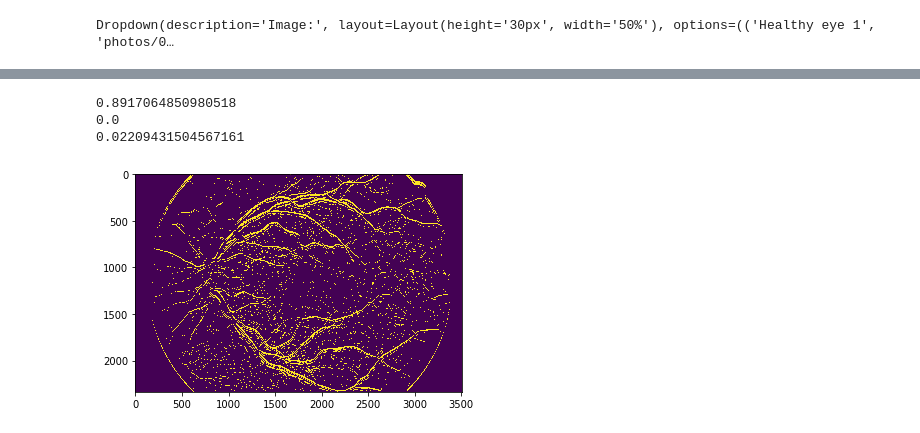
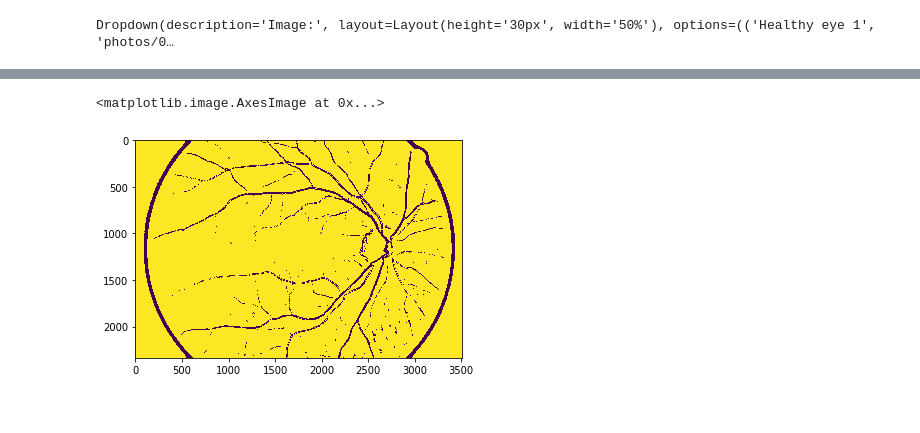
Before and after one commit to agnieszkaszuflak/DnoOka, a Jupyter notebook: Oko.ipynb, the cells around one changed output, grey strips where cells are left out. Cells and saved outputs as stored; diff of their text form; code cells hidden in the pictures.

Commit message:
Thresholding added

```diff
--- a/Oko.ipynb
+++ b/Oko.ipynb
@@ -87,23 +87,30 @@ plt.show()
 # %%
 normalizedImg = np.zeros((800, 800))
 normalizedImg = cv2.normalize(sobely,  normalizedImg, 0, 255, cv2.NORM_MINMAX)
 frangi_fajen = frangi(normalizedImg)
 matrixp = []
 for row in frangi_fajen:
     rowp = []
     for elem in row:
         if elem > 0.06:
             elem = 1
         else:
             elem = 0.0
         rowp.append(elem)
     matrixp.append(rowp)
-plt.imshow(matrixp)
-print(frangi_fajen.max())
-print(frangi_fajen.min())
-print(frangi_fajen.mean())
+
+
+block_size = 213
+adaptive_thresh = threshold_local(img, block_size, offset=10)
+binary_adaptive = img > adaptive_thresh
+
+#new =  try_all_threshold(matrixp)
+#fig, ax = try_all_threshold(normalizedImg, figsize=(10, 8), verbose=False)
+#plt.show()
+plt.imshow(binary_adaptive)
+#print(frangi_fajen.max())
+#print(frangi_fajen.min())
+#print(frangi_fajen.mean())
 # %% [output]
-0.8917064850980518
-0.0
-0.02209431504567161
+<matplotlib.image.AxesImage at 0x...>
-[figure, old version]
+[figure, new version]
```
Also changed, not shown: parts of 5 cells of this notebook.
